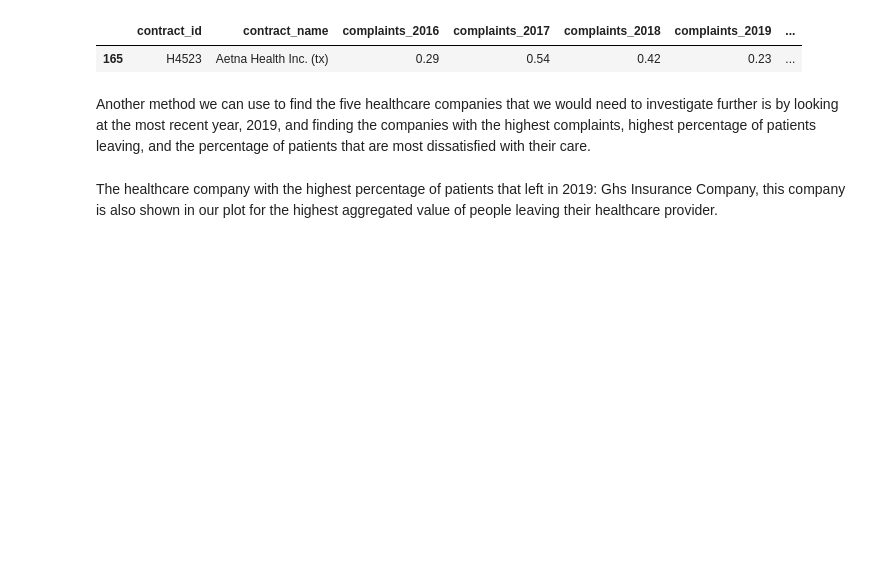
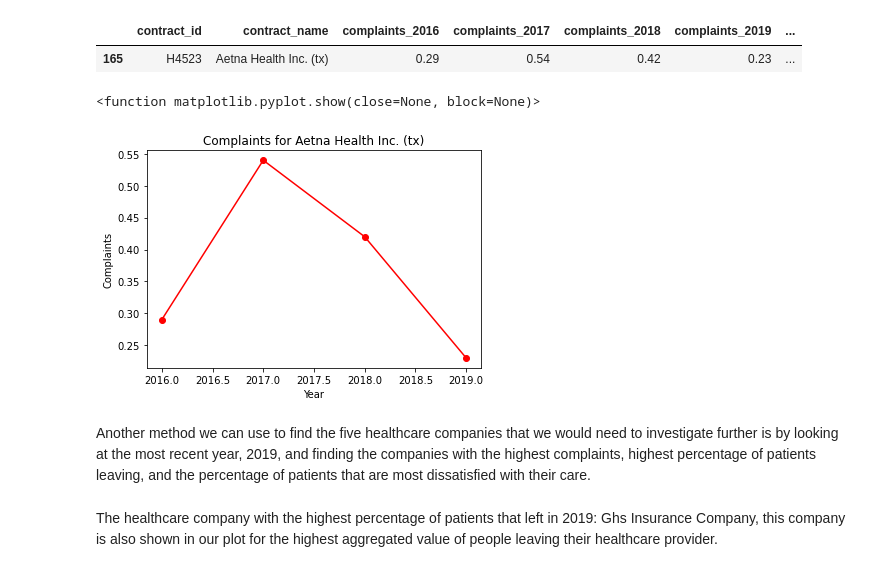
Before and after one commit to kassandratrejo/StatsForecast, a Jupyter notebook: Emendata.ipynb, the cells around one changed output. Cells and saved outputs as stored; diff of their text form; code cells hidden in the pictures; blank space fills up the shorter version.

```diff
--- a/Emendata.ipynb
+++ b/Emendata.ipynb
@@ -287,6 +309,20 @@ data[data['contract_name'] == 'Aetna Health Inc. (tx)']
 # %% [output]
 |  | contract_id | contract_name | complaints_2016 | complaints_2017 | complaints_2018 | complaints_2019 | ... |
 | 165 | H4523 | Aetna Health Inc. (tx) | 0.29 | 0.54 | 0.42 | 0.23 | ... |
+# %%
+# data for the company aetna health
+complaints = [0.29,0.54,0.42,0.23]
+years = [2016,2017,2018,2019]
+
+plt.plot(years, complaints, marker = 'o', linestyle ='-', color = 'r')
+
+plt.xlabel('Year')
+plt.ylabel('Complaints')
+plt.title('Complaints for Aetna Health Inc. (tx)')
+plt.show
+# %% [output]
+<function matplotlib.pyplot.show(close=None, block=None)>
+[figure, added]
 # %% [markdown]
 Another method we can use to find the five healthcare companies that we would need to investigate further is by looking at the most recent year, 2019, and finding the companies with the highest complaints, highest percentage of patients leaving, and the percentage of patients that are most dissatisfied with their care.
 # %% [markdown]
```
Also changed, not shown: parts of 15 cells of this notebook.
